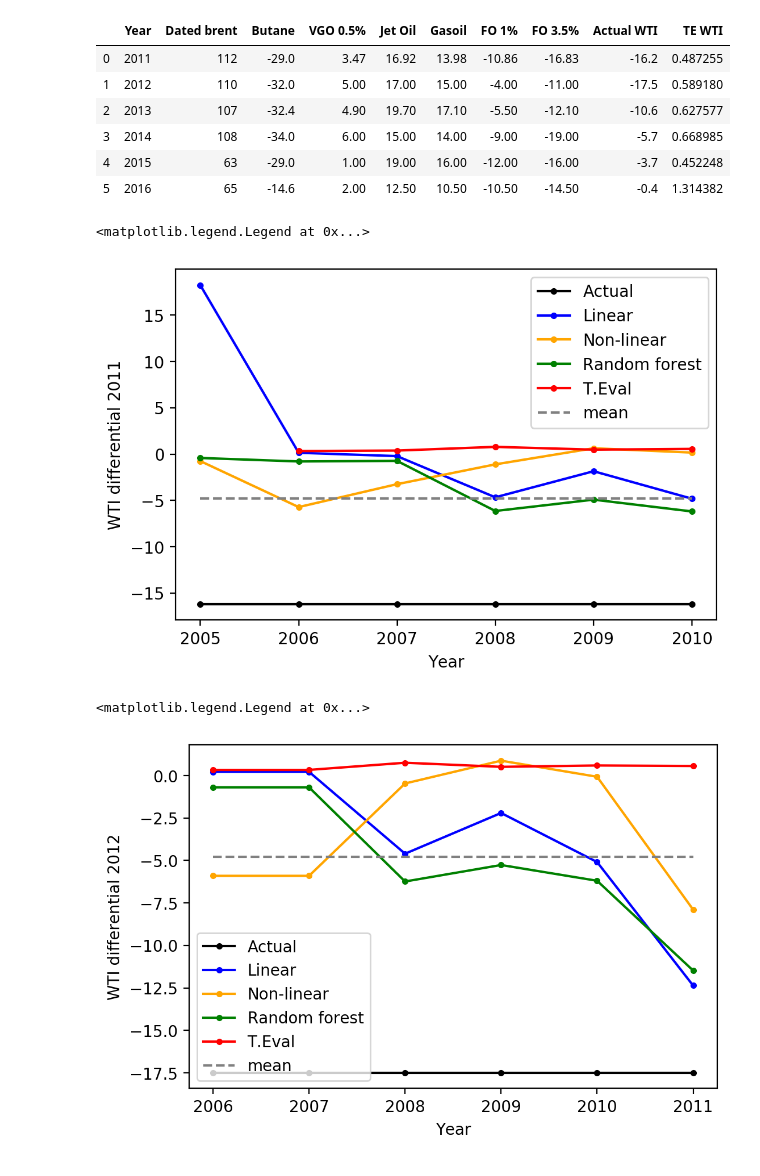
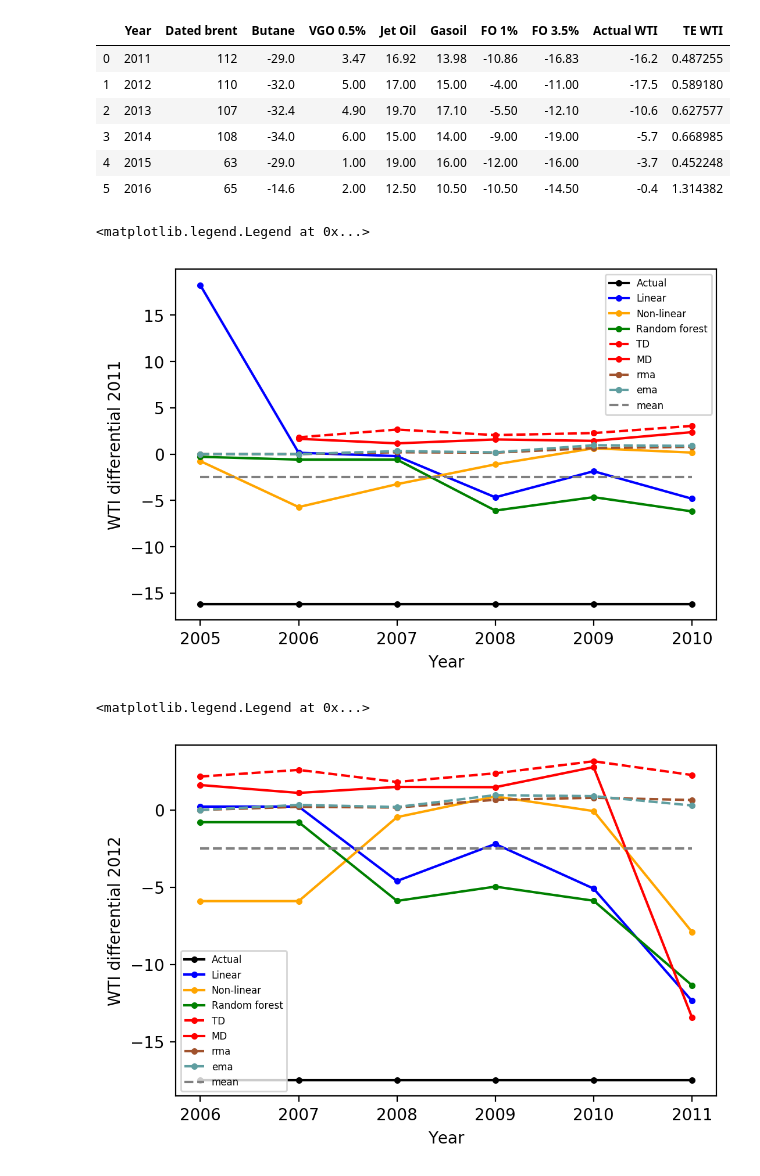
Before and after one commit to kaibawong/differential, a Jupyter notebook: WTI_pred.ipynb, the cells around one changed output. Drawn from its saved outputs; the diff is of its cells as text; code cells hidden in the pictures.

```diff
--- a/WTI_pred.ipynb
+++ b/WTI_pred.ipynb
@@ -25,0 +51,5 @@ I_2011
+# %%
+ema=[combi[combi['df']=='2008-01-01']['ema60'].values,combi[combi['df']=='2009-01-01']['ema60'].values   \
+     ,combi[combi['df']=='2010-01-01']['ema60'].values,combi[combi['df']=='2011-01-01']['ema60'].values  \
+     ,combi[combi['df']=='2012-01-01']['ema60'].values,combi[combi['df']=='2013-01-01']['ema60'].values]
+ema
@@ -25,0 +63,5 @@ I_2011
+# %%
+rma=[combi[combi['df']=='2008-01-01']['rma60'].values,combi[combi['df']=='2009-01-01']['rma60'].values   \
+     ,combi[combi['df']=='2010-01-01']['rma60'].values,combi[combi['df']=='2011-01-01']['rma60'].values  \
+     ,combi[combi['df']=='2012-01-01']['rma60'].values,combi[combi['df']=='2013-01-01']['rma60'].values]
+rma
@@ -38,9 +87,9 @@ predictions = model.predict(X)
 print_model = model.summary()
 print(print_model)
 
-DB= I_2011["Pred brent 2012"]
-Bu= I_2011["Pred Butane 2012"]
-VGO05= I_2011["Pred VGO 0.5% 2012"]
+DB= I_2011["Pred brent 2014"]
+Bu= I_2011["Pred Butane 2014"]
+VGO05= I_2011["Pred VGO 0.5% 2014"]
 linear_WTI=regr.intercept_+ regr.coef_[0]*DB + regr.coef_[1]*Bu + regr.coef_[2]*VGO05
 print(linear_WTI)
 # %% [output]
@@ -178,31 +227,43 @@ price.drop(["Actual Dubai","TE Dubai"],axis=1)
 | 4 | 2015 | 63 | -29.0 | 1.00 | 19.00 | 16.00 | -12.00 | -16.00 | -3.7 | 0.452248 |
 | 5 | 2016 | 65 | -14.6 | 2.00 | 12.50 | 10.50 | -10.50 | -14.50 | -0.4 | 1.314382 |
 # %%
+import pylab as plot
+params = {'legend.fontsize': 6,
+          'legend.handlelength': 2}
+plot.rcParams.update(params)
 plt.plot(I_2011["Pred Year"],I_2011["Actual 2011"],'k.-')
 plt.plot(I_2011["Pred Year"],linear_WTI,'b.-')
 plt.plot(I_2011["Pred Year"],nonlinear_WTI,'.-',color ='orange')
 plt.plot(I_2011["Pred Year"],y_pred,'g.-')
-plt.plot(I_2011["Pred Year"],I_2011["TD 2011"],'r.-')
-plt.plot(I_2011["Pred Year"],I_2011["MD 2011"],'r.--')
-plt.plot([I_2011["Pred Year"].iloc[0],I_2011["Pred Year"].iloc[-1]],[-4.79,-4.79],'--',color='grey')
+plt.plot(I_2011["Pred Year"],I_2011["TD 2011"],'r.--')
+plt.plot(I_2011["Pred Year"],I_2011["MD 2011"],'r.-')
+plt.plot(I_2011["Pred Year"],rma,'.--',color ='sienna')
+plt.plot(I_2011["Pred Year"],ema,'.--',color ='cadetblue')
+plt.plot([I_2011["Pred Year"].iloc[0],I_2011["Pred Year"].iloc[-1]],[-2.5,-2.5],'--',color='grey')
 plt.xlabel('Year')
 plt.ylabel('WTI differential 2011')
-plt.legend(("Actual","Linear","Non-linear","Random forest","TD","MD","mean"))
+plt.legend(("Actual","Linear","Non-linear","Random forest","TD","MD","rma","ema","mean"))
 # %% [output]
 <matplotlib.legend.Legend at 0x...>
-[figure, old version]
+[figure, new version]
 # %%
+import pylab as plot
+params = {'legend.fontsize': 6,
+          'legend.handlelength': 2}
+plot.rcParams.update(params)
 plt.plot(I_2011["Pred Year"],I_2011["Actual 2012"],'k.-')
 plt.plot(I_2011["Pred Year"],linear_WTI,'b.-')
 plt.plot(I_2011["Pred Year"],nonlinear_WTI,'.-',color ='orange')
 plt.plot(I_2011["Pred Year"],y_pred,'g.-')
-plt.plot(I_2011["Pred Year"],I_2011["TD 2012"],'r.-')
-plt.plot(I_2011["Pred Year"],I_2011["MD 2012"],'r.--')
-plt.plot([I_2011["Pred Year"].iloc[0],I_2011["Pred Year"].iloc[-1]],[-4.79,-4.79],'--',color='grey')
+plt.plot(I_2011["Pred Year"],I_2011["TD 2012"],'r.--')
+plt.plot(I_2011["Pred Year"],I_2011["MD 2012"],'r.-')
+plt.plot(I_2011["Pred Year"],rma,'.--',color ='sienna')
+plt.plot(I_2011["Pred Year"],ema,'.--',color ='cadetblue')
+plt.plot([I_2011["Pred Year"].iloc[0],I_2011["Pred Year"].iloc[-1]],[-2.5,-2.5],'--',color='grey')
 plt.xlabel('Year')
 plt.ylabel('WTI differential 2012')
-plt.legend(("Actual","Linear","Non-linear","Random forest","TD","MD","mean"))
+plt.legend(("Actual","Linear","Non-linear","Random forest","TD","MD","rma","ema","mean"))
 # %% [output]
 <matplotlib.legend.Legend at 0x...>
-[figure, old version]
+[figure, new version]
 # %%
```
Also changed, not shown: parts of 11 cells of this notebook, 16 other files.
